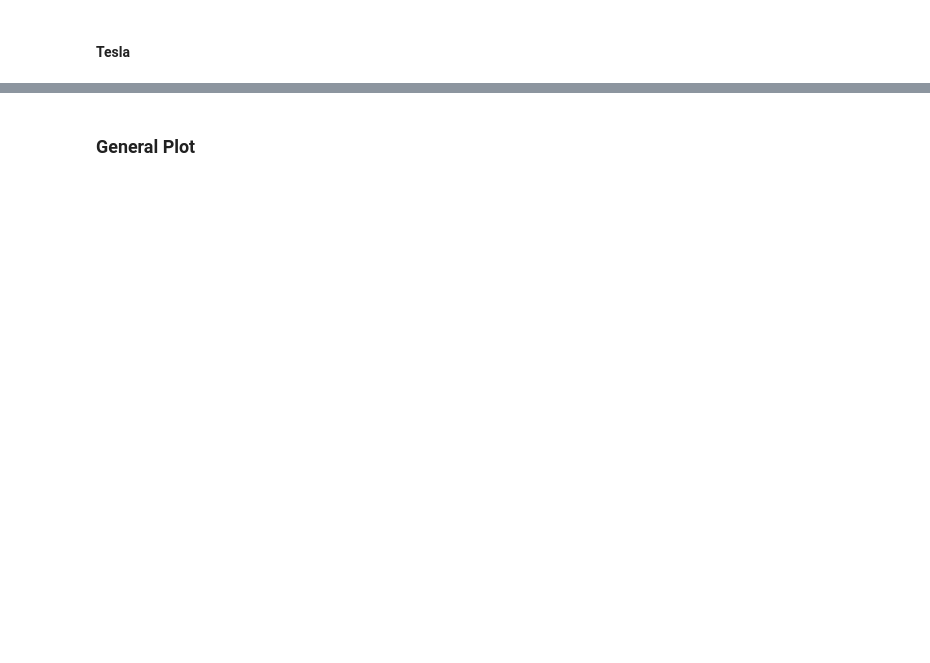
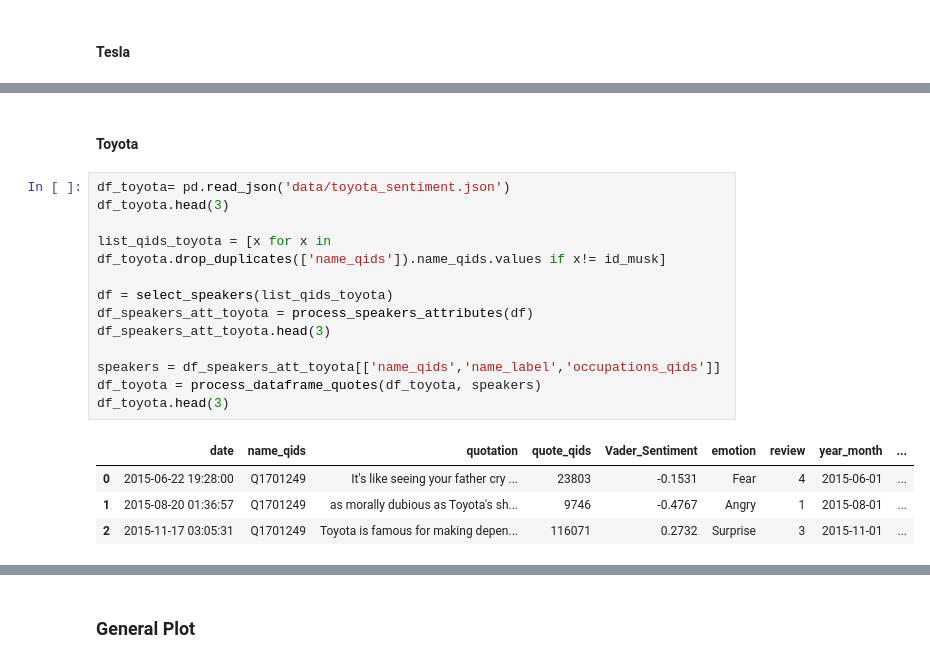
Before and after one commit to epfl-ada/ada-2021-project-les-quatre-neurones, a Jupyter notebook: plots.ipynb, the cells around one changed output, grey strips where cells are left out. Saved outputs shown, nothing was run; the diff lists cells and outputs as text; blank space fills up the shorter version.

```diff
--- a/plots.ipynb
+++ b/plots.ipynb
@@ -108,3 +100,23 @@ df_tesla.head(3)
 | 0 | 2015-04-17 17:55:00 | Q6751189 | The policy will concentrate on `A... | 76279 | 0.0000 | Fear | 4 | 2015-04-01 | ... |
 | 1 | 2015-10-29 16:31:31 | Q4934 | As Sergey and I wrote in the orig... | 10100 | 0.6908 | Surprise | 4 | 2015-10-01 | ... |
 | 2 | 2015-04-20 23:38:36 | Q4934 | In the first week of March 2013, ... | 30429 | 0.5423 | Fear | 1 | 2015-04-01 | ... |
+# %% [markdown]
+#### Toyota
+# %%
+df_toyota= pd.read_json('data/toyota_sentiment.json')
+df_toyota.head(3)
+
+list_qids_toyota = [x for x in df_toyota.drop_duplicates(['name_qids']).name_qids.values if x!= id_musk]
+
+df = select_speakers(list_qids_toyota)
+df_speakers_att_toyota = process_speakers_attributes(df)
+df_speakers_att_toyota.head(3)
+
+speakers = df_speakers_att_toyota[['name_qids','name_label','occupations_qids']]
+df_toyota = process_dataframe_quotes(df_toyota, speakers)
+df_toyota.head(3)
+# %% [output]
+|  | date | name_qids | quotation | quote_qids | Vader_Sentiment | emotion | review | year_month | ... |
+| 0 | 2015-06-22 19:28:00 | Q1701249 | It's like seeing your father cry ... | 23803 | -0.1531 | Fear | 4 | 2015-06-01 | ... |
+| 1 | 2015-08-20 01:36:57 | Q1701249 | as morally dubious as Toyota's sh... | 9746 | -0.4767 | Angry | 1 | 2015-08-01 | ... |
+| 2 | 2015-11-17 03:05:31 | Q1701249 | Toyota is famous for making depen... | 116071 | 0.2732 | Surprise | 3 | 2015-11-01 | ... |
```
Also changed, not shown: parts of 24 cells of this notebook.
